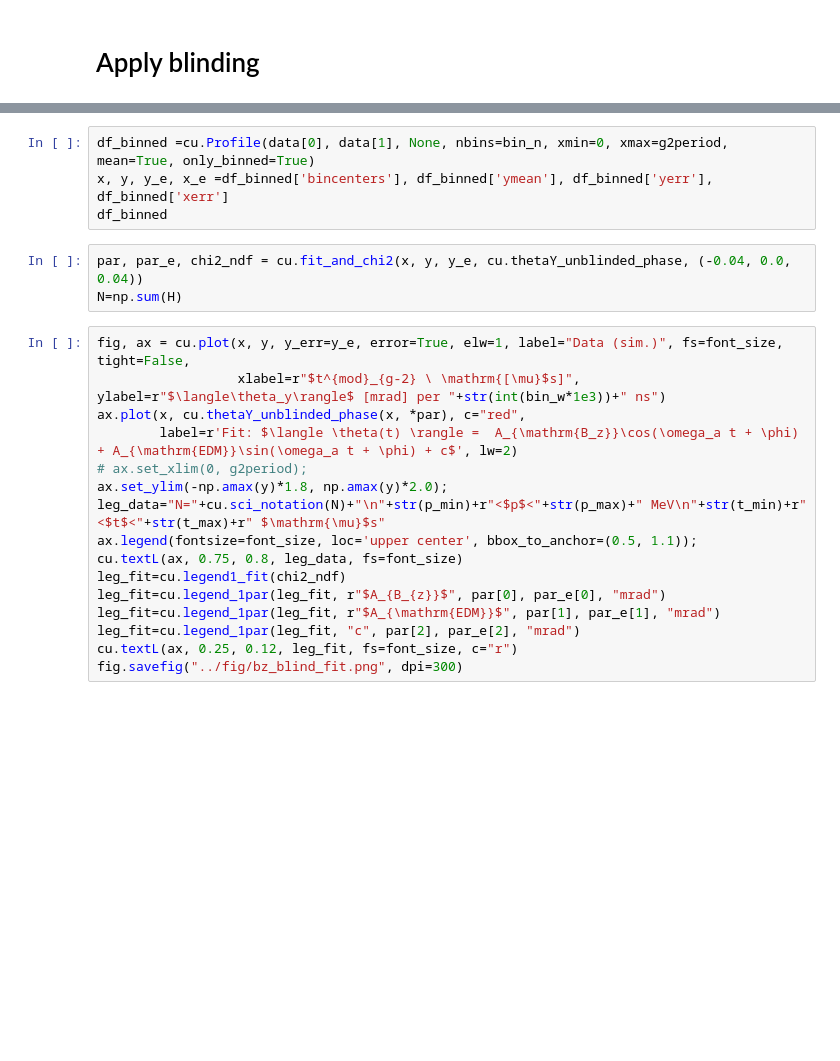
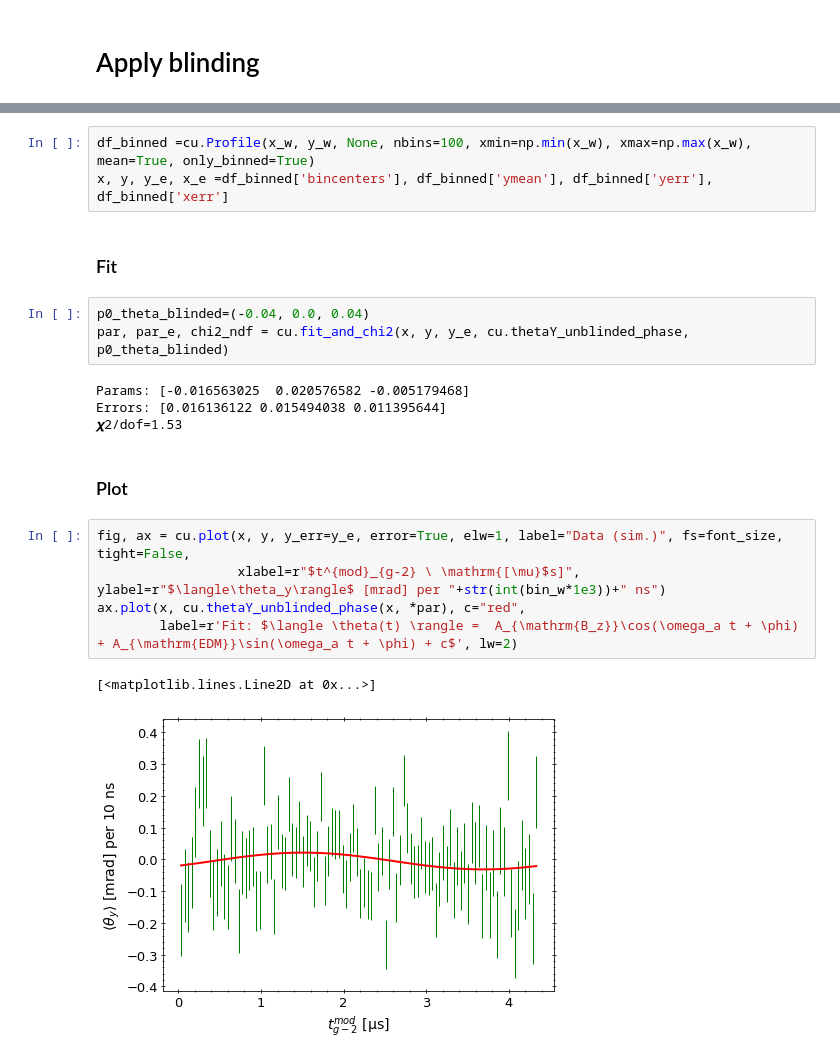
Before and after one commit to glukicov/EDMTracking, a Jupyter notebook: JupyterNB/Bz_sim.ipynb, the cells around one changed output, grey strips where cells are left out. Cells and saved outputs as stored; diff of their text form; blank space fills up the shorter version.

```diff
--- a/JupyterNB/Bz_sim.ipynb
+++ b/JupyterNB/Bz_sim.ipynb
@@ -281,23 +210,22 @@ for ix,iy in np.ndindex(freq.shape): # looping over x,y indices of a matrix
 # %%
-df_binned =cu.Profile(data[0], data[1], None, nbins=bin_n, xmin=0, xmax=g2period, mean=True, only_binned=True)
+df_binned =cu.Profile(x_w, y_w, None, nbins=100, xmin=np.min(x_w), xmax=np.max(x_w), mean=True, only_binned=True)
 x, y, y_e, x_e =df_binned['bincenters'], df_binned['ymean'], df_binned['yerr'], df_binned['xerr']
-df_binned
+# %% [markdown]
+### Fit
 # %%
-par, par_e, chi2_ndf = cu.fit_and_chi2(x, y, y_e, cu.thetaY_unblinded_phase, (-0.04, 0.0, 0.04))
-N=np.sum(H)
+p0_theta_blinded=(-0.04, 0.0, 0.04)
+par, par_e, chi2_ndf = cu.fit_and_chi2(x, y, y_e, cu.thetaY_unblinded_phase, p0_theta_blinded)
+# %% [output]
+Params: [-0.016563025  0.020576582 -0.005179468]
+Errors: [0.016136122 0.015494038 0.011395644]
+𝝌2/dof=1.53
+# %% [markdown]
+### Plot
 # %%
 fig, ax = cu.plot(x, y, y_err=y_e, error=True, elw=1, label="Data (sim.)", fs=font_size, tight=False,
                   xlabel=r"$t^{mod}_{g-2} \ \mathrm{[\mu}$s]",  ylabel=r"$\langle\theta_y\rangle$ [mrad] per "+str(int(bin_w*1e3))+" ns")
 ax.plot(x, cu.thetaY_unblinded_phase(x, *par), c="red",
         label=r'Fit: $\langle \theta(t) \rangle =  A_{\mathrm{B_z}}\cos(\omega_a t + \phi) + A_{\mathrm{EDM}}\sin(\omega_a t + \phi) + c$', lw=2)
-# ax.set_xlim(0, g2period);
-ax.set_ylim(-np.amax(y)*1.8, np.amax(y)*2.0);
-leg_data="N="+cu.sci_notation(N)+"\n"+str(p_min)+r"<$p$<"+str(p_max)+" MeV\n"+str(t_min)+r"<$t$<"+str(t_max)+r" $\mathrm{\mu}$s"
-ax.legend(fontsize=font_size, loc='upper center', bbox_to_anchor=(0.5, 1.1));
-cu.textL(ax, 0.75, 0.8, leg_data, fs=font_size)
-leg_fit=cu.legend1_fit(chi2_ndf)
-leg_fit=cu.legend_1par(leg_fit, r"$A_{B_{z}}$", par[0], par_e[0], "mrad")
-leg_fit=cu.legend_1par(leg_fit, r"$A_{\mathrm{EDM}}$", par[1], par_e[1], "mrad")
-leg_fit=cu.legend_1par(leg_fit, "c", par[2], par_e[2], "mrad")
-cu.textL(ax, 0.25, 0.12, leg_fit, fs=font_size, c="r")
-fig.savefig("../fig/bz_blind_fit.png", dpi=300)
+# %% [output]
+[<matplotlib.lines.Line2D at 0x...>]
+[figure, added]
```
Also changed, not shown: parts of 27 cells of this notebook, 4 other files.
